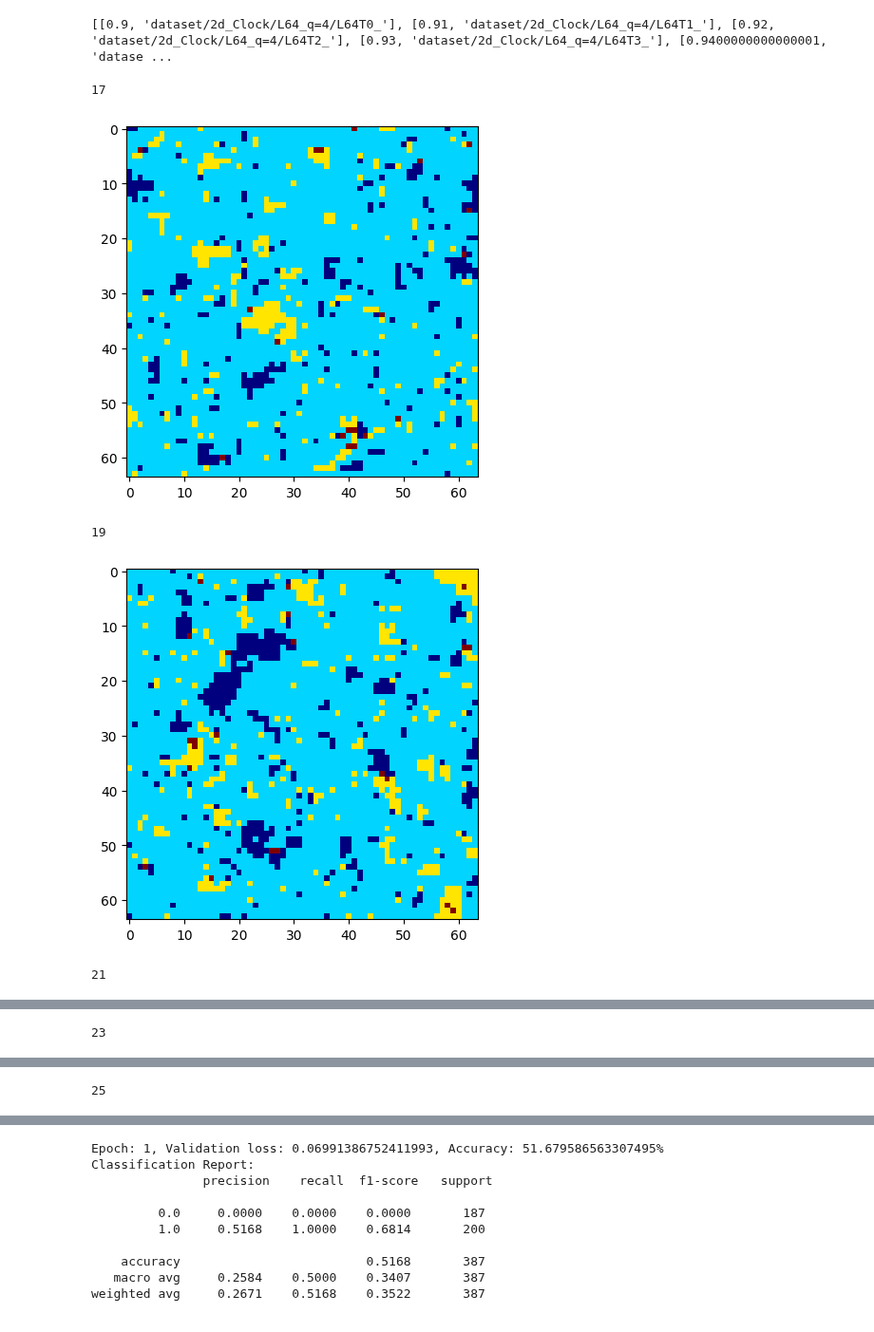
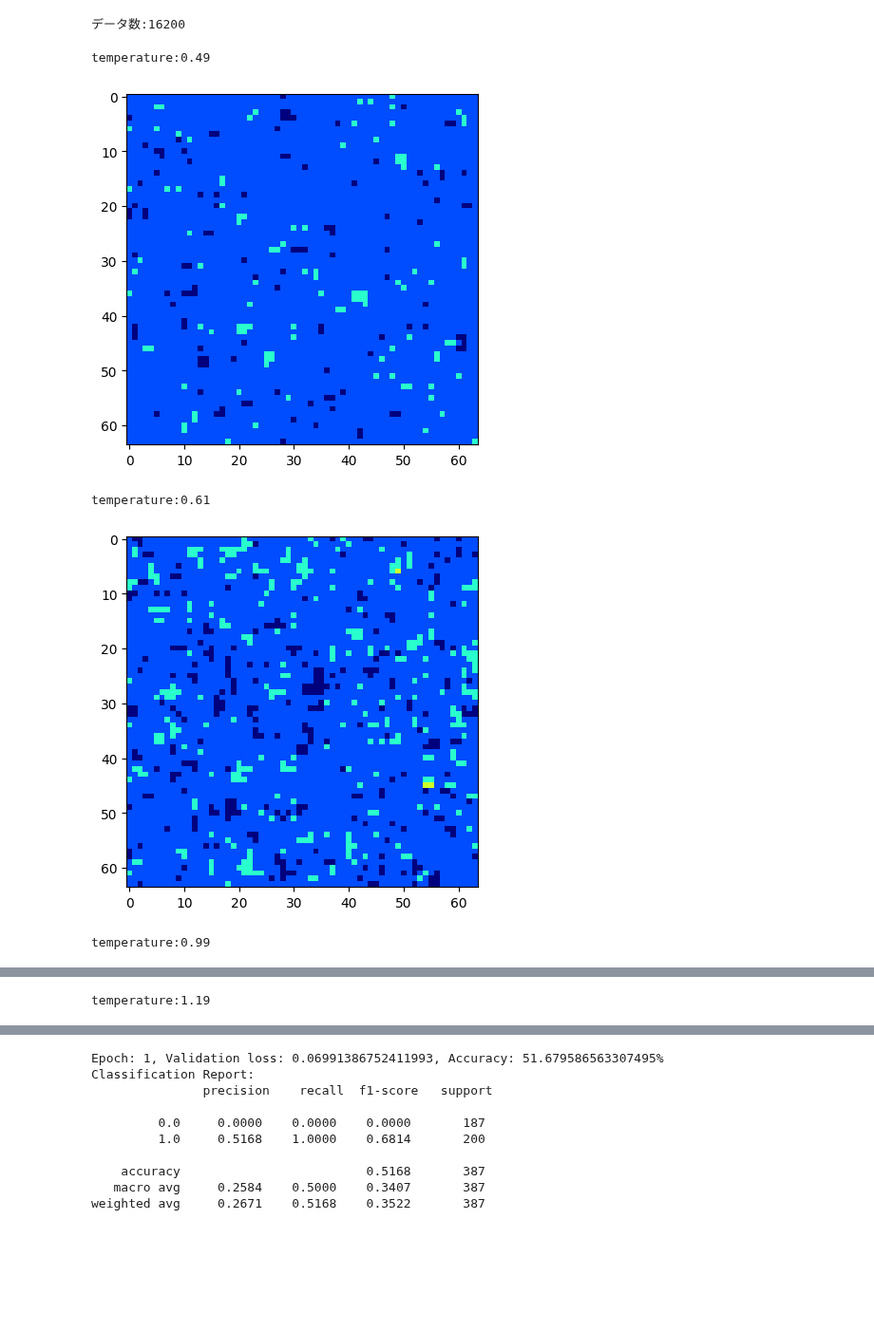
Before and after one commit to tatsuya0926/spin-configuration-learning, a Jupyter notebook: learning/train/train_cnn_Clock_q=5.ipynb, the cells around one changed output, grey strips where cells are left out. Shown at 95% size. Cells and saved outputs as stored; diff of their text form; code cells hidden in the pictures; blank space fills up the shorter version.

```diff
--- a/learning/train/train_cnn_Clock_q=5.ipynb
+++ b/learning/train/train_cnn_Clock_q=5.ipynb
@@ -12,25 +19,29 @@ warnings.filterwarnings('ignore')
-# %%
-nconf = 50
-t_sum = 0.9
-prm_list = []
-for i in range(nconf + 1):
-    prm_list.append([t_sum, f"dataset/2d_Clock/L64_q=4/L64T{i}_"])
-    t_sum += 0.01
-print(prm_list)
-# Temterature30 x conf50 = 3000 data
-# %% [output]
-[[0.9, 'dataset/2d_Clock/L64_q=4/L64T0_'], [0.91, 'dataset/2d_Clock/L64_q=4/L64T1_'], [0.92, 'dataset/2d_Clock/L64_q=4/L64T2_'], [0.93, 'dataset/2d_Clock/L64_q=4/L64T3_'], [0.9400000000000001, 'datase ...
+# %%
+Q = 6
+nconf = 81
+ndata = 200
+L = 64
+T_cr_1 = 0.701 # critical temp for 2d clock
+T_cr_2 = 0.898 # critical temp for 2d clock
+t_start = 0.4
+
+prm_list, t_end = create_param_list(nconf=nconf, t_start=t_start, L=L, model_name="2d_Clock", q=Q)
+# print(prm_list)
+print(f"データ数:{nconf*ndata}")
+# %% [output]
+データ数:16200
 # %%
-for num in ["17", "19", "21", "23", "25"]:
+# 可視化
+for num in [9, 21, 59, 79]:
     for iconf in range(1):
-        file = f"dataset/2d_Clock/L64_q=4/L64T{num}_{iconf}.npy"
-        print(num)
+        file = f"{prm_list[num][1]}{iconf}.npy"
         sc = np.load(file)
-        plt.imshow(sc, interpolation='nearest', vmin=0, vmax=3, cmap='jet')
-        plt.show()
+        print(f"temperature:{prm_list[num][0]}")
+        plt.imshow(sc, interpolation='nearest', vmin=0, vmax=Q-1, cmap='jet')
+    plt.show()
 # %% [output]
-17
+temperature:0.49
-[figure, old version]
+[figure, new version]
-19
+temperature:0.61
-[figure, old version]
+[figure, new version]
-21
+temperature:0.99
@@ -38 +49 @@ for num in ["17", "19", "21", "23", "25"]:
-23
+temperature:1.19
@@ -40 +50,0 @@ for num in ["17", "19", "21", "23", "25"]:
-25
```
Also changed, not shown: parts of 5 cells of this notebook, 5 other files.
